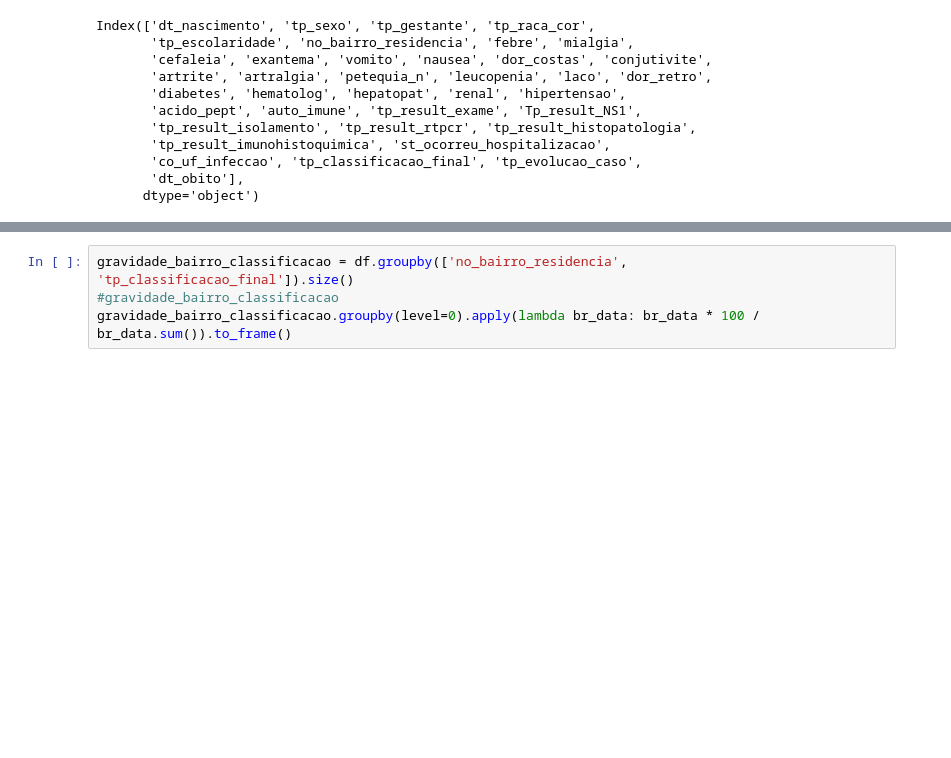
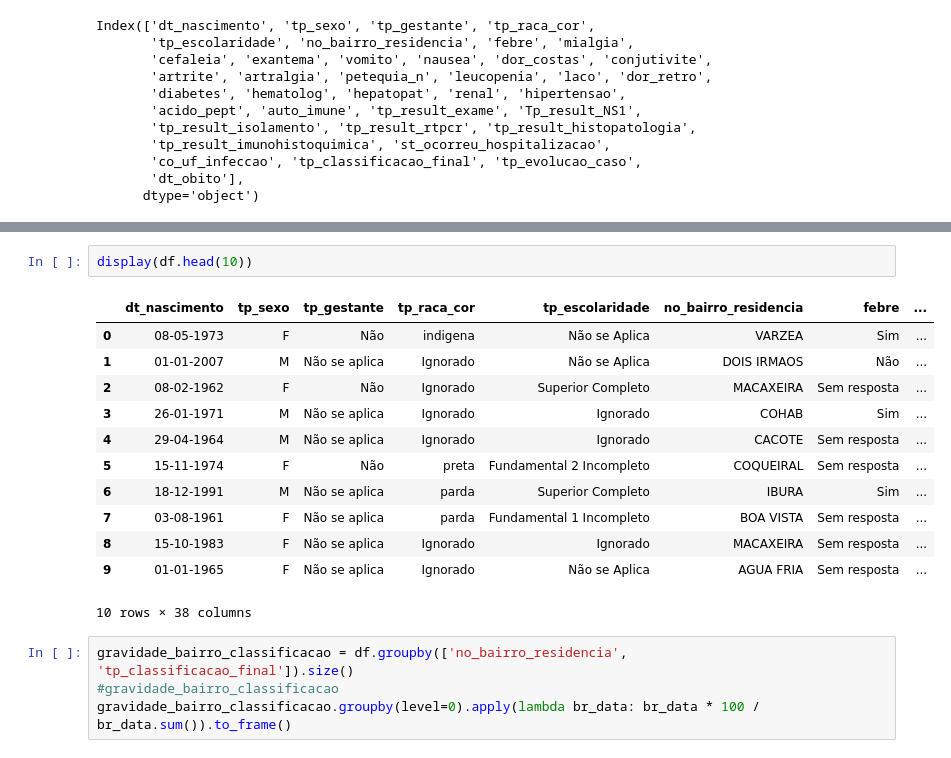
Before and after one commit to if1015-datascience-ufpe/2018-1-projeto-apt, a Jupyter notebook: dengue.ipynb, the cells around one changed output, grey strips where cells are left out. Cells and saved outputs as stored; diff of their text form; blank space fills up the shorter version.

```diff
--- a/dengue.ipynb
+++ b/dengue.ipynb
@@ -141,3 +120,18 @@ df
+# %%
+display(df.head(10))
+# %% [output]
+|  | dt_nascimento | tp_sexo | tp_gestante | tp_raca_cor | tp_escolaridade | no_bairro_residencia | febre | ... |
+| 0 | 08-05-1973 | F | Não | indigena | Não se Aplica | VARZEA | Sim | ... |
+| 1 | 01-01-2007 | M | Não se aplica | Ignorado | Não se Aplica | DOIS IRMAOS | Não | ... |
+| 2 | 08-02-1962 | F | Não | Ignorado | Superior Completo | MACAXEIRA | Sem resposta | ... |
+| 3 | 26-01-1971 | M | Não se aplica | Ignorado | Ignorado | COHAB | Sim | ... |
+| 4 | 29-04-1964 | M | Não se aplica | Ignorado | Ignorado | CACOTE | Sem resposta | ... |
+| 5 | 15-11-1974 | F | Não | preta | Fundamental 2 Incompleto | COQUEIRAL | Sem resposta | ... |
+| 6 | 18-12-1991 | M | Não se aplica | parda | Superior Completo | IBURA | Sim | ... |
+| 7 | 03-08-1961 | F | Não se aplica | parda | Fundamental 1 Incompleto | BOA VISTA | Sem resposta | ... |
+| 8 | 15-10-1983 | F | Não se aplica | Ignorado | Ignorado | MACAXEIRA | Sem resposta | ... |
+| 9 | 01-01-1965 | F | Não se aplica | Ignorado | Não se Aplica | AGUA FRIA | Sem resposta | ... |
+10 rows × 38 columns
 # %%
 gravidade_bairro_classificacao = df.groupby(['no_bairro_residencia', 'tp_classificacao_final']).size()
 #gravidade_bairro_classificacao
```
Also changed, not shown: parts of 1 cell of this notebook.
